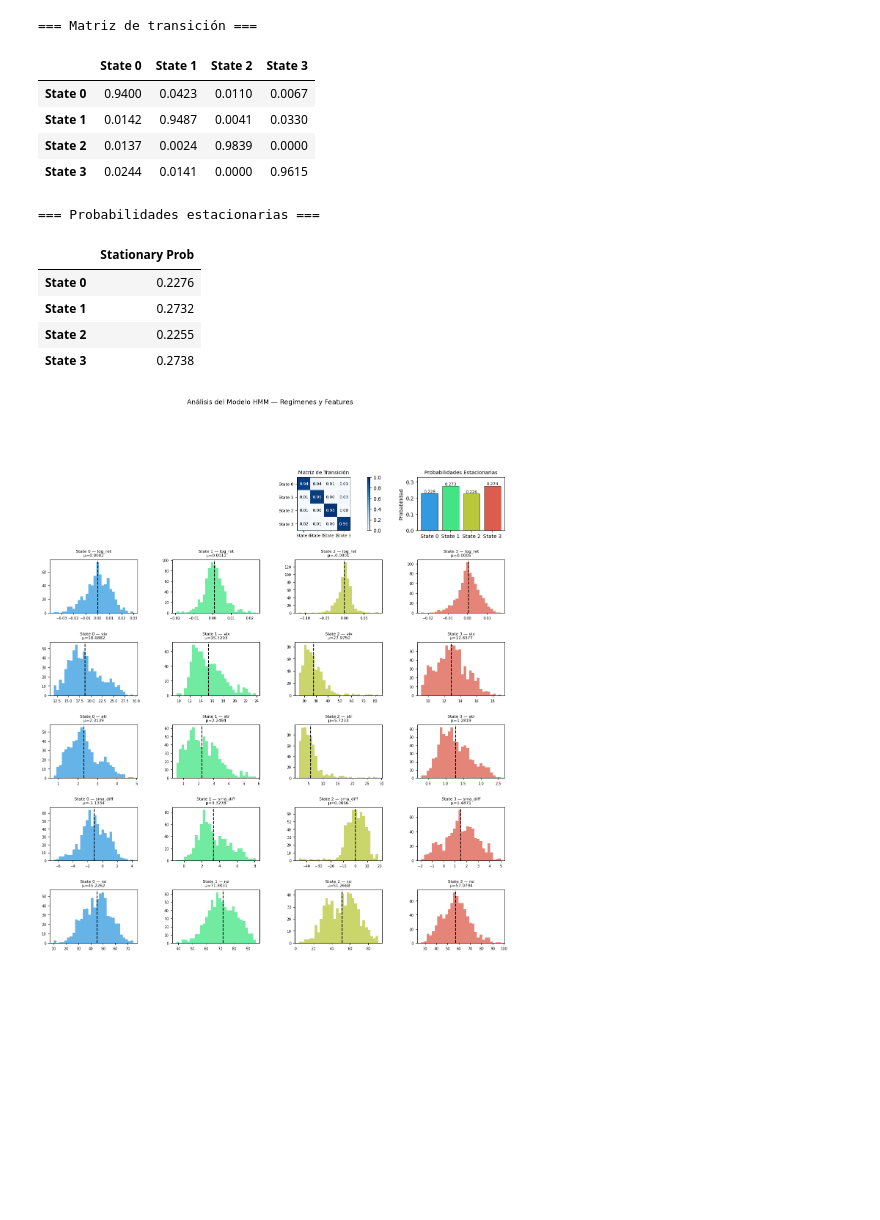
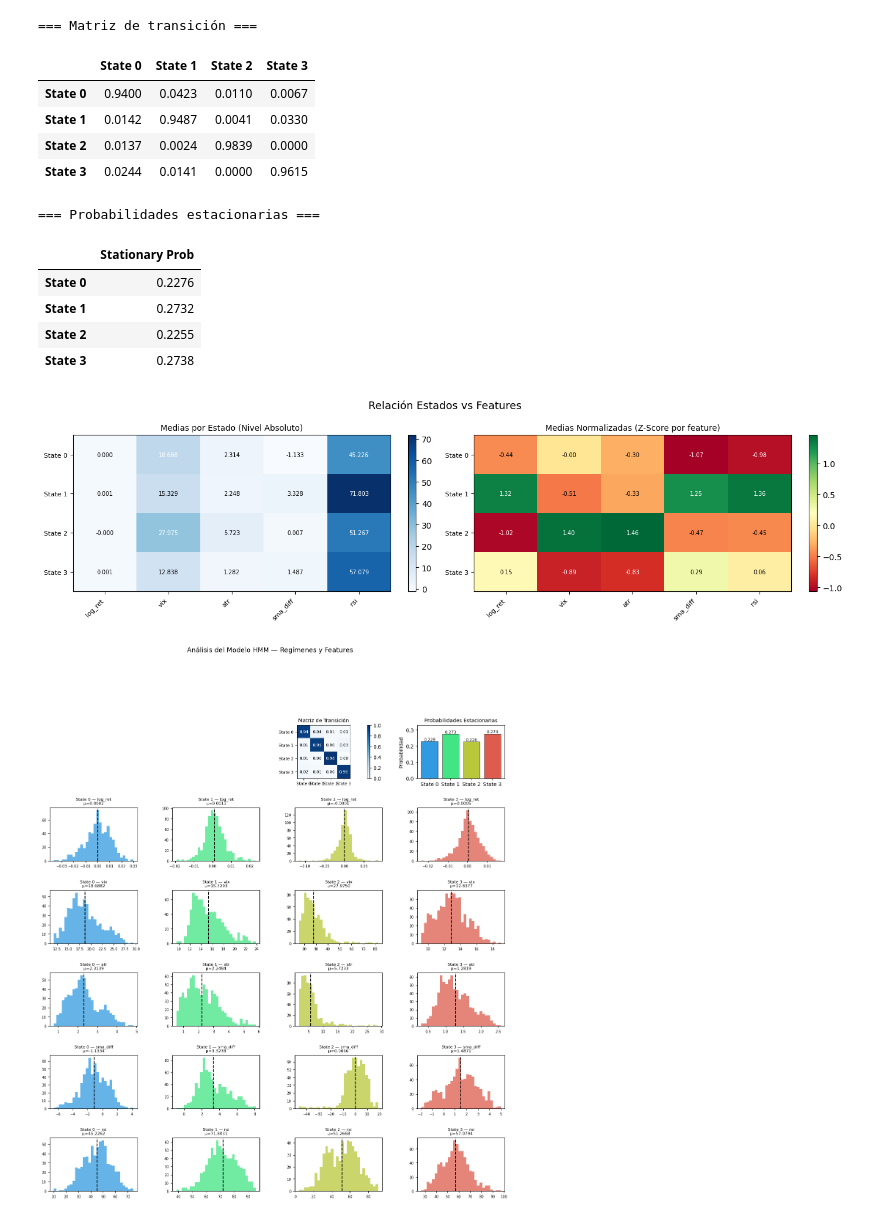
Before and after one commit to Stiven-CO/Test, a Jupyter notebook: HMM_test.ipynb, the cells around one changed output. Drawn from its saved outputs; the diff is of its cells as text; code cells hidden in the pictures; blank space fills up the shorter version.

```diff
--- a/HMM_test.ipynb
+++ b/HMM_test.ipynb
@@ -580,6 +648,9 @@ display(hmm_summary['transitions'])
 print('=== Probabilidades estacionarias ===')
 display(hmm_summary['stationary'].to_frame())
 
+# Relación estados-features con heatmap (niveles y comparativa normalizada)
+plot_state_feature_heatmap(hmm_summary, normalize='zscore')
+
 plot_hmm_model(results['model'], results['in_sample']['df'], feature_names)
 
 # ── Tabla comparativa ─────────────────────────────────────────────────────────
@@ -609,34 +680,35 @@ plot_regimes(results['out_of_sample']['df'], title='Regímenes HMM — Out-of-Sa
 state
 0          0.000232     0.010513  18.649465
 1          0.001111     0.005637  15.339899
 2         -0.000125     0.018974  27.952958
 3          0.000490     0.005480  12.838793
 ────────────────────────────────────────────────────────────────────────
 === Medias por estado ===
 |  | log_ret | vix | atr | sma_diff | rsi |
 | State 0 | 0.0002 | 18.6882 | 2.3139 | -1.1334 | 45.2262 |
 | State 1 | 0.0011 | 15.3293 | 2.2484 | 3.3278 | 71.8031 |
 | State 2 | -0.0001 | 27.9750 | 5.7233 | 0.0066 | 51.2668 |
 | State 3 | 0.0005 | 12.8377 | 1.2819 | 1.4871 | 57.0794 |
 === Desviaciones estándar por estado ===
 |  | log_ret | vix | atr | sma_diff | rsi |
 | State 0 | 0.0111 | 3.5345 | 0.7813 | 1.8100 | 11.2190 |
 | State 1 | 0.0067 | 2.7051 | 1.0449 | 1.6806 | 10.6450 |
 | State 2 | 0.0194 | 9.4089 | 3.7900 | 9.3486 | 16.8035 |
 | State 3 | 0.0066 | 1.8872 | 0.4430 | 1.3999 | 11.8865 |
 === Matriz de transición ===
 |  | State 0 | State 1 | State 2 | State 3 |
 | State 0 | 0.9400 | 0.0423 | 0.0110 | 0.0067 |
 | State 1 | 0.0142 | 0.9487 | 0.0041 | 0.0330 |
 | State 2 | 0.0137 | 0.0024 | 0.9839 | 0.0000 |
 | State 3 | 0.0244 | 0.0141 | 0.0000 | 0.9615 |
 === Probabilidades estacionarias ===
 |  | Stationary Prob |
 | State 0 | 0.2276 |
 | State 1 | 0.2732 |
 | State 2 | 0.2255 |
 | State 3 | 0.2738 |
-[figure, old version]
+[figure, new version]
+[figure, new version]
 |  | Trend Baseline IS | Trend HMM IS | Trend Baseline OOS | Trend HMM OOS | MR Baseline IS | MR HMM IS | ... |
 | Total Return [%] | 63.675 | 46.635 | 35.957 | 9.908 | 65.123 | 13.827 | ... |
 | Sharpe Ratio | 0.560 | 0.540 | 0.783 | 0.473 | 0.539 | 0.195 | ... |
```
Also changed, not shown: parts of 2 cells of this notebook.
